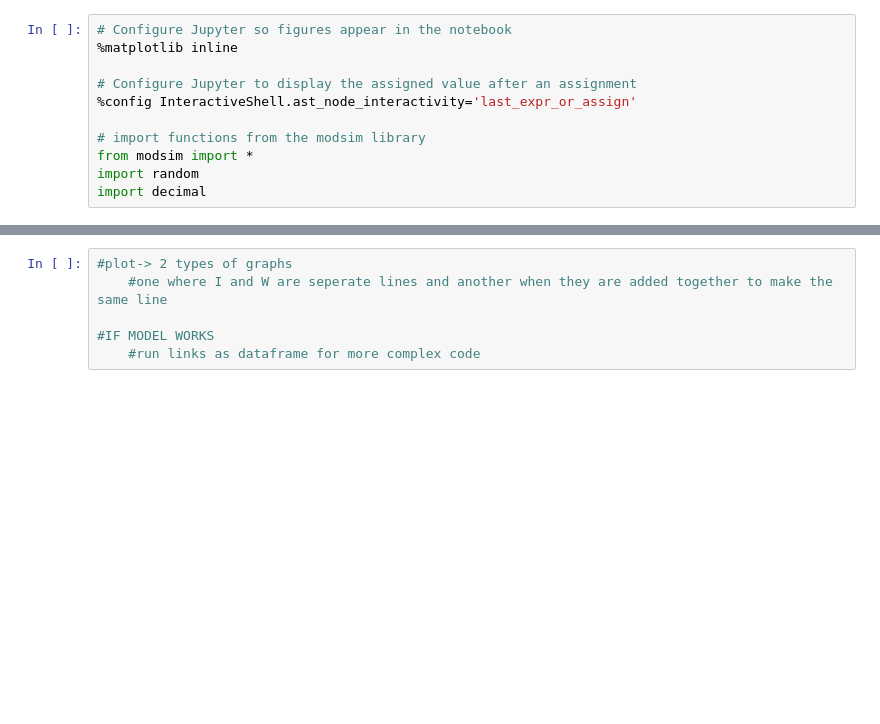
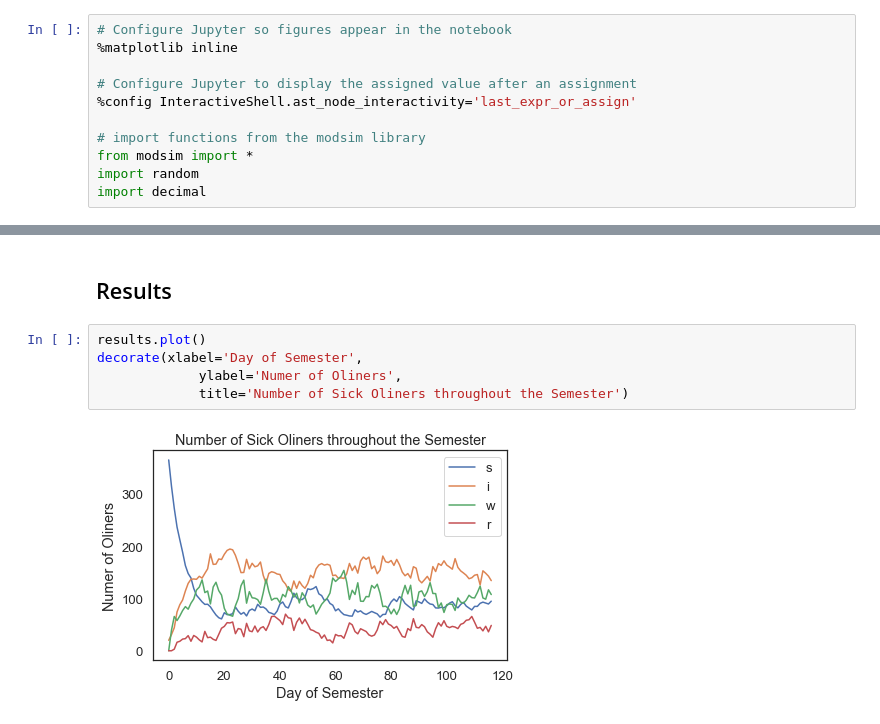
Before and after one commit to dlrow-olleh/ModSimPy, a Jupyter notebook: code/SICK-OLINERS-SINCE-WHEN.ipynb, the cells around one changed output, grey strips where cells are left out. Cells and saved outputs as stored; diff of their text form; blank space fills up the shorter version.

```diff
--- a/code/SICK-OLINERS-SINCE-WHEN.ipynb
+++ b/code/SICK-OLINERS-SINCE-WHEN.ipynb
@@ -110,6 +157,9 @@ results.plot()
-# %%
-#plot-> 2 types of graphs
-    #one where I and W are seperate lines and another when they are added together to make the same line
-
-#IF MODEL WORKS
-    #run links as dataframe for more complex code
+# %% [markdown]
+## Results
+# %%
+results.plot()
+decorate(xlabel='Day of Semester',
+             ylabel='Numer of Oliners',
+             title='Number of Sick Oliners throughout the Semester')
+# %% [output]
+[figure, added]
```
Also changed, not shown: parts of 17 cells of this notebook.
